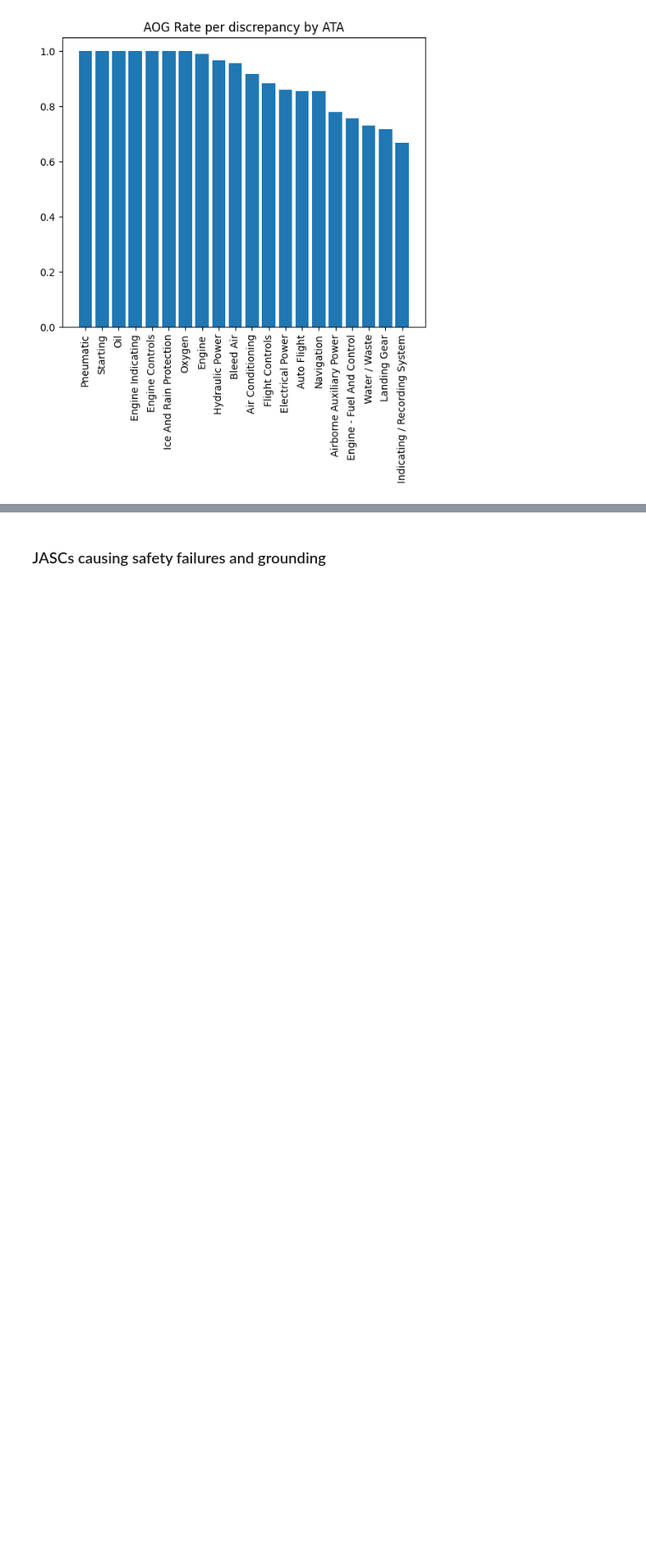
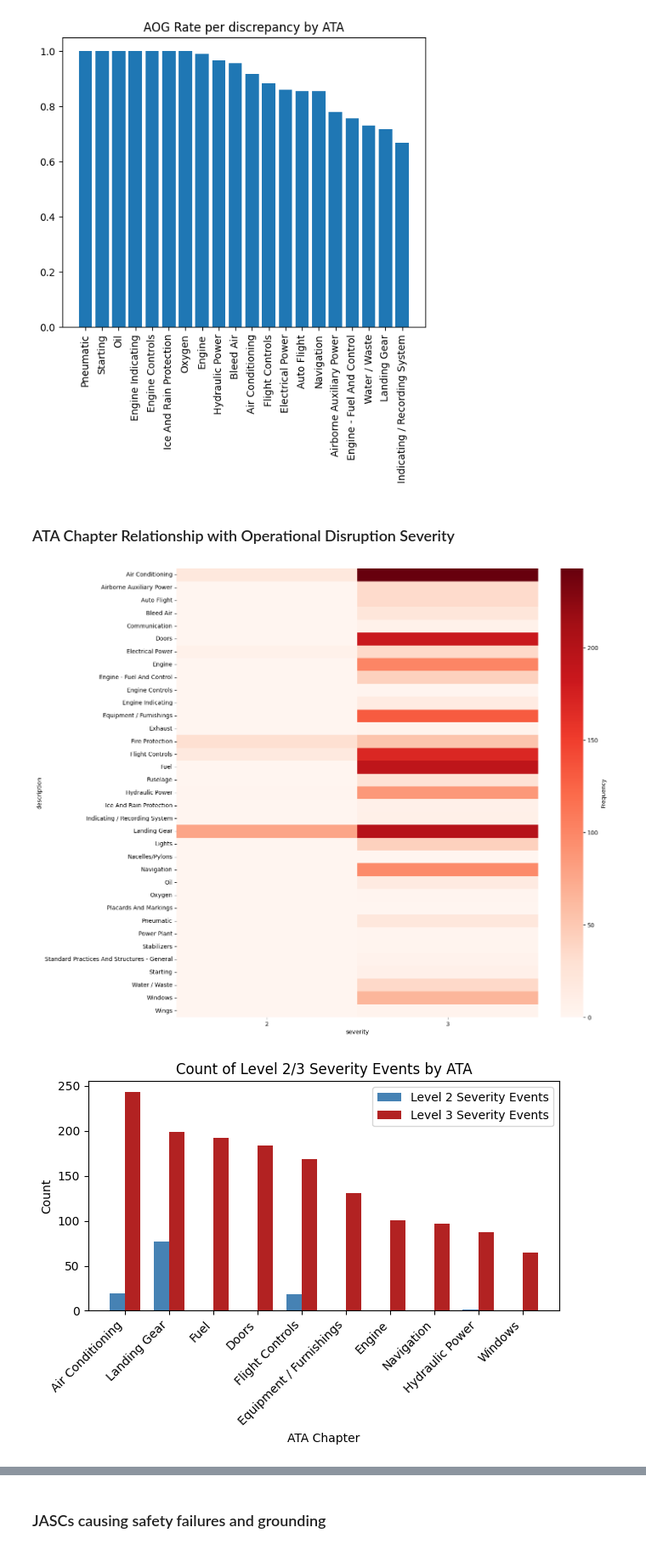
Before and after one commit to NorthrupRobert/737-800_SDR_Reliability_Analysis, a Jupyter notebook: _data_design_and_exploration/06_explore_aa.ipynb, the cells around one changed output, grey strips where cells are left out. Shown at 85% size. Drawn from its saved outputs; the diff is of its cells as text; code cells hidden in the pictures; blank space fills up the shorter version.

```diff
--- a/_data_design_and_exploration/06_explore_aa.ipynb
+++ b/_data_design_and_exploration/06_explore_aa.ipynb
@@ -767,3 +770,68 @@ plt.xticks(rotation=90)
 plt.show()
 # %% [output]
 [figure]
+# %% [markdown]
+### ATA Chapter Relationship with Operational Disruption Severity
+# %%
+import seaborn as sns
+
+df_sev_freq_ata = interface.q_to_df("""
+    SELECT
+    a.ata_chapter,
+    a.description,
+    s.severity,
+    COUNT(s.operator_control_number) AS frequency
+FROM sdr_event_aa AS s
+INNER JOIN jasc_code AS j
+    ON j.jasc_code = s.jasc_code
+INNER JOIN ata_chapter AS a
+    ON a.ata_chapter = j.ata_chapter
+WHERE a.description IS NOT NULL
+GROUP BY
+    a.ata_chapter,
+    a.description,
+    s.severity
+ORDER BY
+    s.severity DESC,
+    frequency DESC
+                  """)
+
+# Pivot the table to be heatmap ready
+df_sev_freq_ata.drop(columns=['ata_chapter'], inplace=True)
+df_sev_freq_ata = df_sev_freq_ata.pivot(columns='severity', index='description', values='frequency').astype(float)
+df_sev_freq_ata.drop(columns=[0, 1], inplace=True)
+df_sev_freq_ata = df_sev_freq_ata.fillna(0.0)
+
+
+# Plot the heatmap
+plt.figure(figsize=(14, 14))
+plt_sev_freq_ata = sns.heatmap(
+    df_sev_freq_ata,
+    cmap='Reds',
+    cbar_kws={"label": "Frequency"}
+)
+
+plt.show()
+
+# Sort values by severity 3 for identifying highest AOG drivers
+df_sev_freq_ata.sort_values(by=3, ascending=False, inplace=True)
+df_sev_freq_ata = df_sev_freq_ata[0:10]
+
+# PLOT BAR GRAPH OF SEV 2/3 DRIVERS BY VOLUME OF DISC
+x = np.arange(len(df_sev_freq_ata))  # positions for each ATA chapter
+width = 0.35
+
+plt.bar(x - width/2, df_sev_freq_ata[2], width, label='Level 2 Severity Events', color='steelblue')
+plt.bar(x + width/2, df_sev_freq_ata[3], width, label='Level 3 Severity Events', color='firebrick')
+
+plt.xticks(x, labels=df_sev_freq_ata.index, rotation=45, ha='right')
+plt.xlabel("ATA Chapter")
+plt.ylabel("Count")
+plt.title("Count of Level 2/3 Severity Events by ATA")
+plt.legend()
+
+plt.tight_layout()
+plt.show()
+# %% [output]
+[figure, added]
+[figure, added]
```
Also changed, not shown: parts of 15 cells of this notebook, 3 other files.
